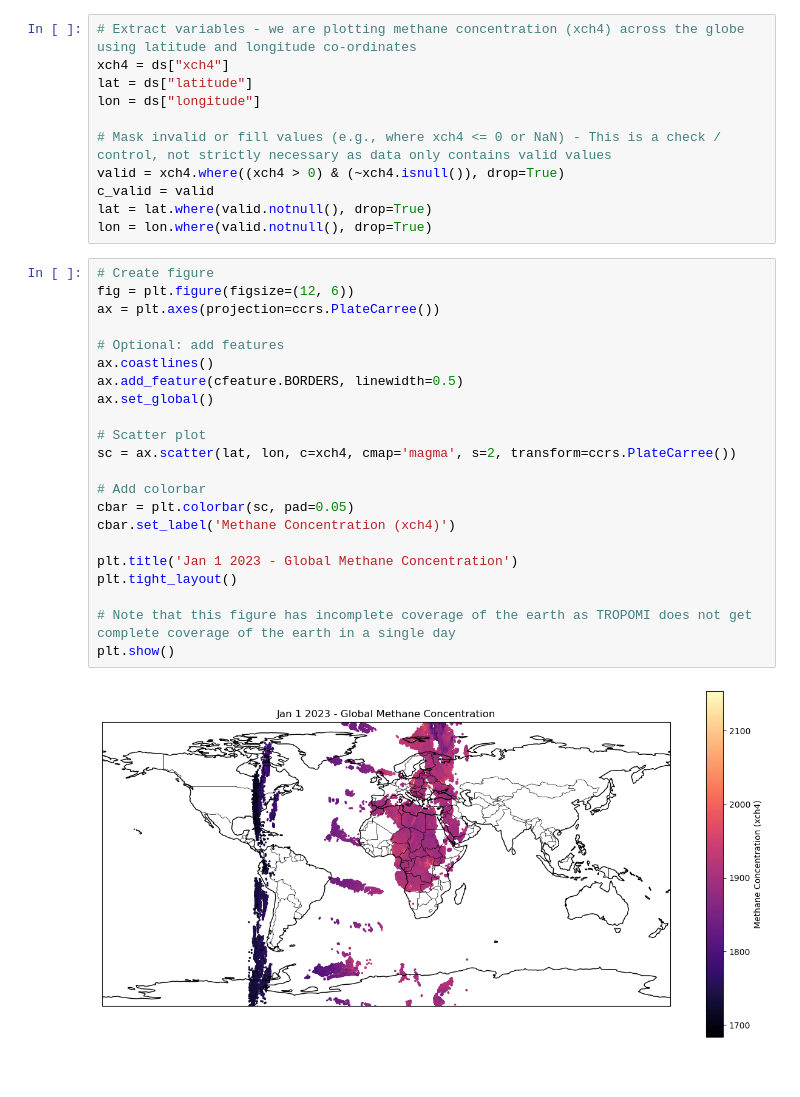
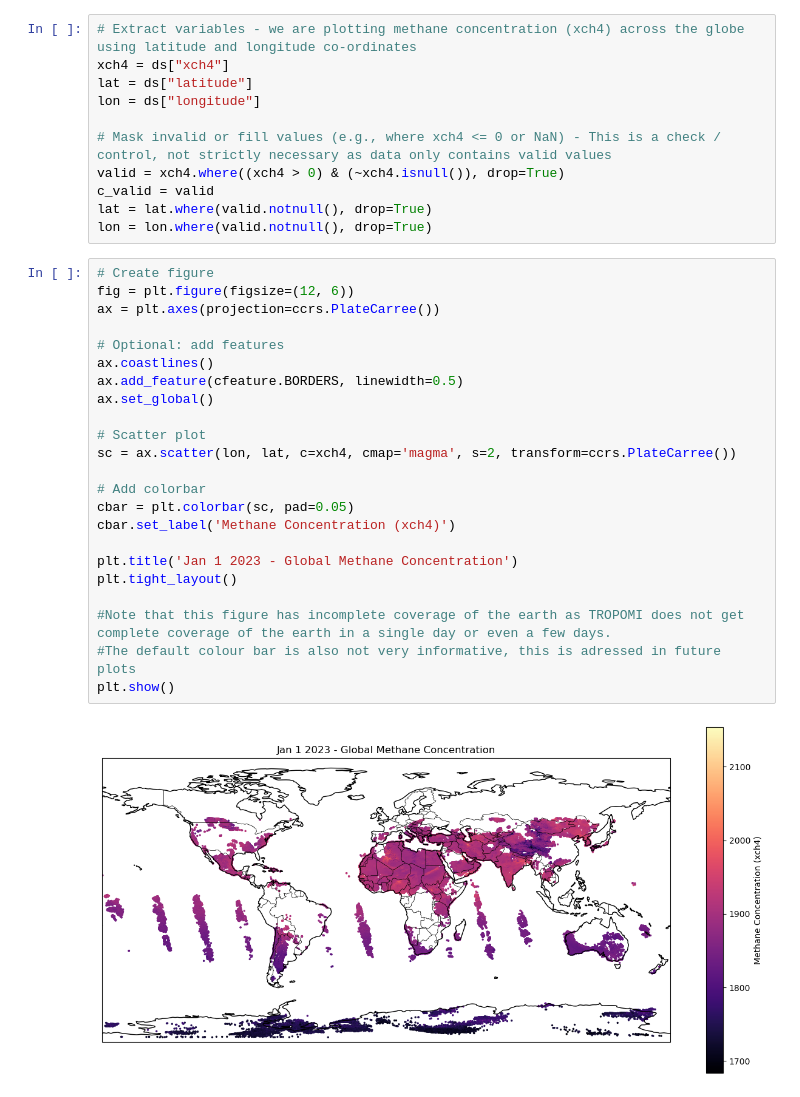
Before and after one commit to Laprama/Climate_Data_Visualisation, a Jupyter notebook: 01_Test_Loading_Data_and_Plotting.ipynb, the cells around one changed output. Drawn from its saved outputs; the diff is of its cells as text.

Commit message:
Minor ammendmants to Notebook 01 and amended plotting examples in Notebook 02

```diff
--- a/01_Test_Loading_Data_and_Plotting.ipynb
+++ b/01_Test_Loading_Data_and_Plotting.ipynb
@@ -51,24 +51,25 @@ lon = lon.where(valid.notnull(), drop=True)
 # %%
 # Create figure
 fig = plt.figure(figsize=(12, 6))
 ax = plt.axes(projection=ccrs.PlateCarree())
 
 # Optional: add features
 ax.coastlines()
 ax.add_feature(cfeature.BORDERS, linewidth=0.5)
 ax.set_global()
 
 # Scatter plot
-sc = ax.scatter(lat, lon, c=xch4, cmap='magma', s=2, transform=ccrs.PlateCarree())
+sc = ax.scatter(lon, lat, c=xch4, cmap='magma', s=2, transform=ccrs.PlateCarree())
 
 # Add colorbar
 cbar = plt.colorbar(sc, pad=0.05)
 cbar.set_label('Methane Concentration (xch4)')
 
 plt.title('Jan 1 2023 - Global Methane Concentration')
 plt.tight_layout()
 
-# Note that this figure has incomplete coverage of the earth as TROPOMI does not get complete coverage of the earth in a single day
+#Note that this figure has incomplete coverage of the earth as TROPOMI does not get complete coverage of the earth in a single day or even a few days.
+#The default colour bar is also not very informative, this is adressed in future plots
 plt.show()
 # %% [output]
-[figure, old version]
+[figure, new version]
```
